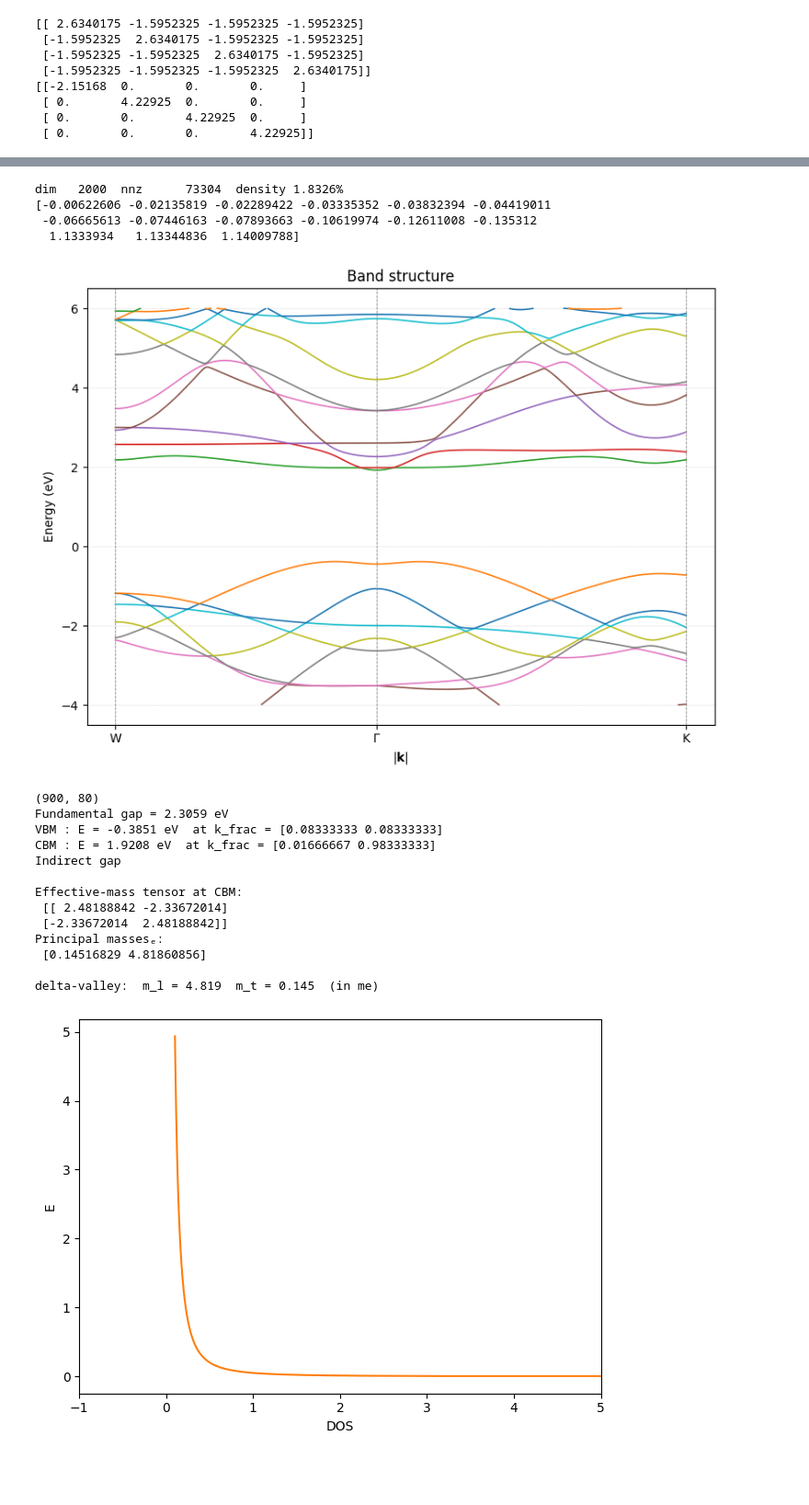
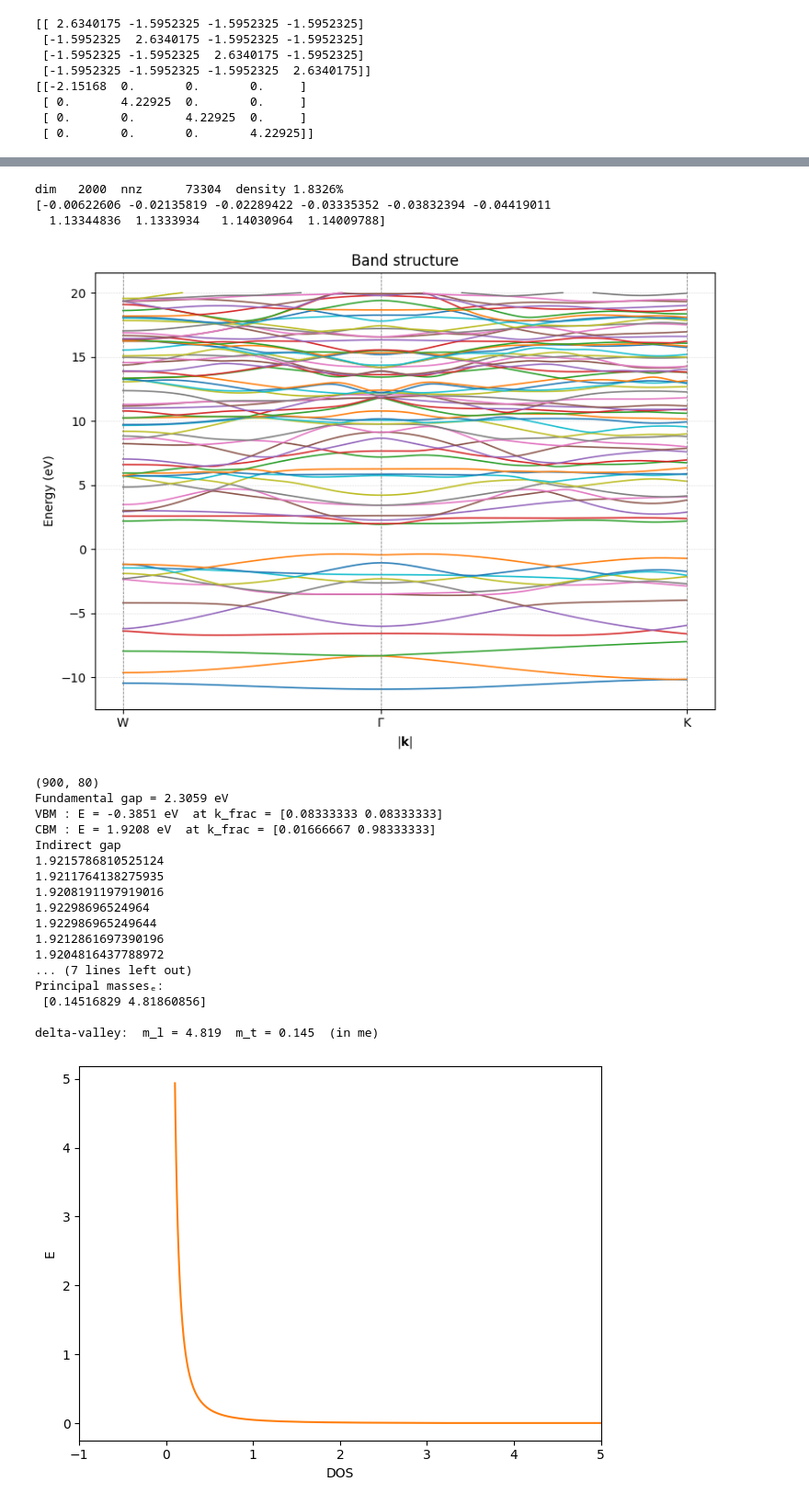
Before and after one commit to nandandiwan/transistorNEGF, a Jupyter notebook: testing/finite_silicon.ipynb, the cells around one changed output, grey strips where cells are left out. Shown at 92% size. Cells and saved outputs as stored; diff of their text form; code cells hidden in the pictures; blank space fills up the shorter version.

Commit message:
fast effective mass code

```diff
--- a/testing/finite_silicon.ipynb
+++ b/testing/finite_silicon.ipynb
@@ -703,7 +703,6 @@ def create_tight_binding_sparse(k, N=1, potentialProfile=None, sigma=0.5, eigRan
     orbitals = ['s', 'px', 'py', 'pz', 'dxy','dyz','dzx','dx2y2','dz2', 's*']
     numOrbitals = len(orbitals)
     size = numSilicon * numOrbitals + numHydrogen * 0
-    A = np.zeros((size, size), dtype=complex)
 
     atomToIndex = {}
     indexToAtom = {}
@@ -759,9 +758,28 @@ def create_tight_binding_sparse(k, N=1, potentialProfile=None, sigma=0.5, eigRan
 
 
     H = sp.coo_matrix((data, (rows, cols)), shape=(size, size)).tocsr()
-    eigvals, eigvecs = spla.eigsh(H,k=eigRange, sigma=sigma, which='LM')   # smallest‑abs few
+    eigvals, eigvecs = spla.eigsh(H, k=eigRange,
+                              sigma=sigma, which='LM', tol=1e-6)
+
 
     return eigvals, H
+
+
+def eigvals_near_gap(H, sigma, k_keep, v0=None, tol=1e-6):
+    """
+    Return eigenvalues closest to `sigma` (mid‑gap) using shift–invert.
+
+    Parameters
+    ----------
+    H        :  csr_matrix  (Hermitian)
+    sigma    :  float       – target energy (eV)
+    k_keep   :  int         – # eigenpairs to keep around σ
+    v0       :  ndarray or None  –  initial guess for ARPACK
+    """
+    w, v = spla.eigsh(H, k=k_keep, sigma=sigma, which='LM',
+                      v0=v0, tol=tol, return_eigenvectors=True)
+    w.sort()          # ascending
+    return w, v
 # %%
 eigvalues, H = create_tight_binding(np.array([0,0]), 1)
 print(eigvalues)
@@ -783,7 +801,7 @@ print(eigvalues)
   22.92191313  23.08285082  23.08285082  23.14548465  25.33127715
   26.02075308  26.26465398  34.09374744 158.1039176  158.14009182]
 # %%
-eigv, H = create_tight_binding_sparse(np.array([0,0]), 25)
+eigv, H = create_tight_binding_sparse(np.array([0,0]), 25, sigma = 0.55, eigRange = 10)
 n   = H.shape[0]
 nz  = H.nnz
 density = nz / (n*n)
@@ -793,8 +811,7 @@ print(eigv)
 # %% [output]
 dim   2000  nnz      73304  density 1.8326%
 [-0.00622606 -0.02135819 -0.02289422 -0.03335352 -0.03832394 -0.04419011
- -0.06665613 -0.07446163 -0.07893663 -0.10619974 -0.12611008 -0.135312
-  1.1333934   1.13344836  1.14009788]
+  1.13344836  1.1333934   1.14030964  1.14009788]
 # %%
 import numpy as np
 import matplotlib.pyplot as plt
@@ -884,35 +901,35 @@ class BandStructurePlotter:
         plt.title("Band structure")
         plt.grid(True, ls="--", lw=0.4, alpha=0.5)
 
         # ticks at high-symmetry points
         if k_labels is None and self.k_ticks:
             k_labels = self.k_ticks
         if k_labels:
             tick_pos = [k_x[idx] for idx in k_labels.values()]
             for x in tick_pos:
                 plt.axvline(x, color='grey', ls='--', lw=0.6)
             plt.xticks(tick_pos, list(k_labels.keys()))
 
         plt.tight_layout()
         plt.show()
 # high symmetry points
 a = 1.0
 G  = np.array([0, 0])
 W  = np.array([1/2, 1/2])
 K  =np.array([3/4, 3/8])
 
 # plot
 N  = 1
 plotter = BandStructurePlotter(N)
 plotter.build_k_path([W, G, K], points_per_segment=200)
 
 # custom tick dictionary (same indices you used before)
-plotter.plot(energy_window=(-4, 6),
+plotter.plot(energy_window=(-20, 20),
              k_labels={'W': 0,
                        r'$\Gamma$': 200,
                        'K': 400})
 # %% [output]
-[figure, old version]
+[figure, new version]
 # %%
 import numpy as np
 from itertools import product
@@ -926,8 +943,16 @@ def make_mp_grid(Nk):
 
     return klist
 
+def analyzeRange(energies):
+    largest_diff = [0,1,abs(energies[1] - energies[0])]
+    for i,val in enumerate(energies[:-1]):
+        diff = val - energies[i + 1]
+        if abs(diff) > largest_diff[-1]:
+            largest_diff[0] = i
+            largest_diff[1] = i + 1
+            largest_diff[-1] = abs(diff)
 
-
+    return largest_diff[-1] + largest_diff[-1], 10
 # helper method
 def frac_shift(k_frac, delta):
     return (k_frac + delta) % 1.0
@@ -946,7 +971,9 @@ def find_effective_mass(N, k_min_frac, Nk_coarse, band_idx,
     # get the good energy
     def E(k_frac):
         evs, _ = create_tight_binding(k_frac, N)
-        return evs[band_idx]
+        energyTosend = evs[band_idx]
+        print(energyTosend)
+        return energyTosend
 
 
     #shift
@@ -991,8 +1018,6 @@ def scan_full_BZ(self,Nk=20, store_all=True, n_jobs=None, a=5.431e-10,
     store_all: if True, return the entire E(k) array (size Nk³ × Nb)
     n_jobs   : cores to use; default = all available
     """
-
-
 
     klist = make_mp_grid(Nk)
     nbands = len(create_tight_binding(np.zeros(2), N)[0])   # quick probe
@@ -1052,10 +1077,14 @@ Fundamental gap = 2.3059 eV
 VBM : E = -0.3851 eV  at k_frac = [0.08333333 0.08333333]
 CBM : E = 1.9208 eV  at k_frac = [0.01666667 0.98333333]
 Indirect gap
-
-Effective-mass tensor at CBM:
- [[ 2.48188842 -2.33672014]
- [-2.33672014  2.48188842]]
+1.9215786810525124
+1.9211764138275935
+1.9208191197919016
+1.92298696524964
+1.922986965249644
+1.9212861697390196
+1.9204816437788972
+... (7 lines left out)
 Principal massesₑ:
  [0.14516829 4.81860856]
 
```
Also changed, not shown: 3 other files.
